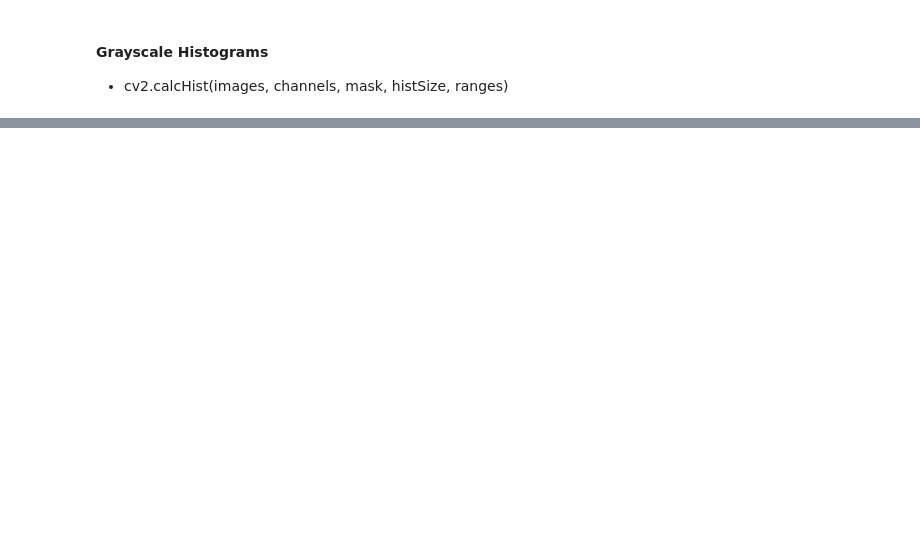
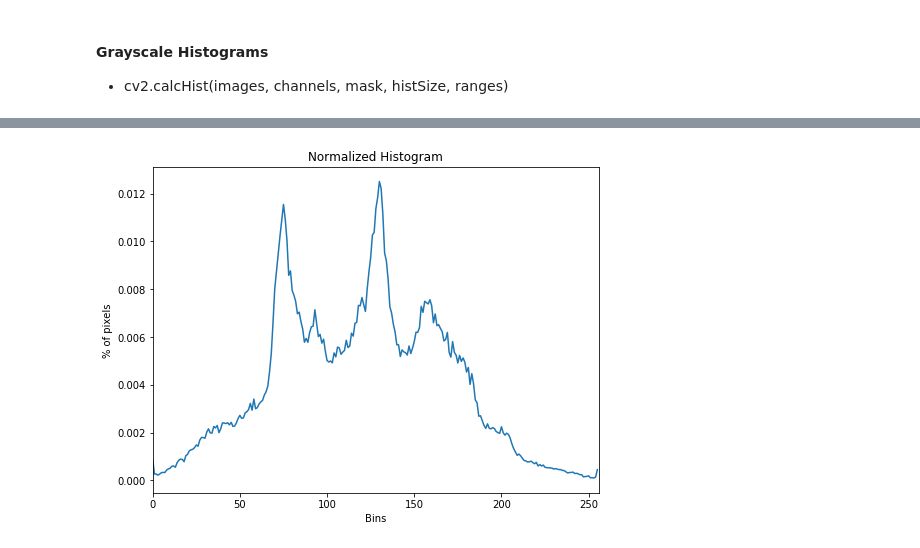
Before and after one commit to KarthikKothareddy/pisgurus, a Jupyter notebook: histograms.ipynb, the cells around one changed output, grey strips where cells are left out. Drawn from its saved outputs; the diff is of its cells as text; code cells hidden in the pictures; blank space fills up the shorter version.

```diff
--- a/histograms.ipynb
+++ b/histograms.ipynb
@@ -56,0 +66,10 @@ display(
+# %%
+# normalized histogram
+hist_normal = hist/hist.sum()
+display(
+    hist_normal, flip=False, is_histogram=True, figsize=(8, 6),
+    xlim=[0, 256], xlabel="Bins", ylabel="% of pixels",
+    title="Normalized Histogram"
+)
+# %% [output]
+[figure, added]
```
Also changed, not shown: parts of 4 cells of this notebook.
